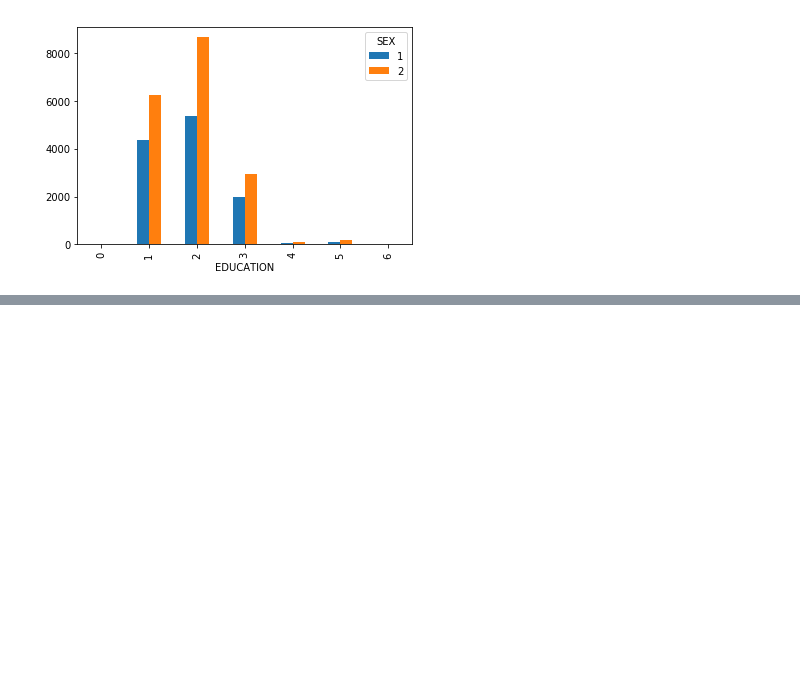
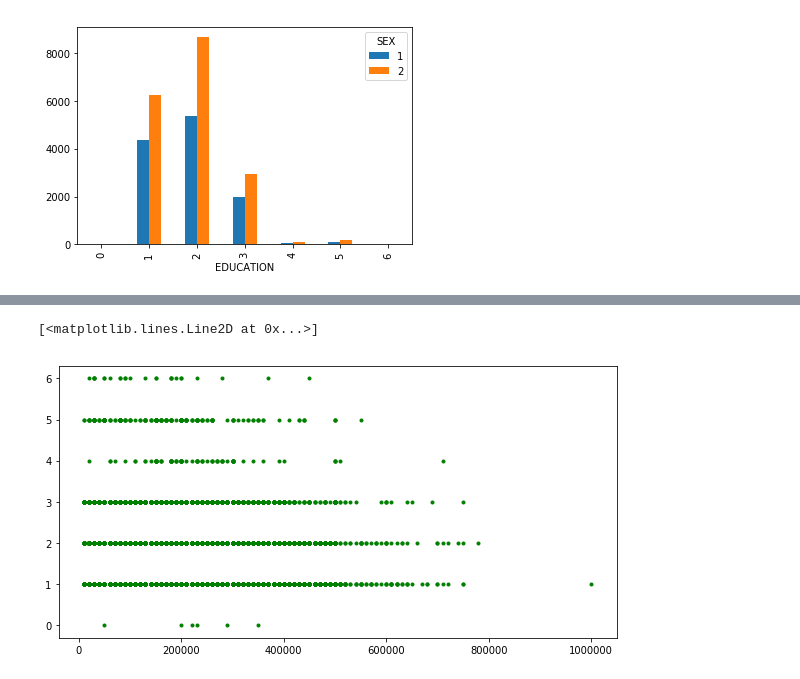
Before and after one commit to marinaTur/sfml, a Jupyter notebook: hw_01/hw1-task.ipynb, the cells around one changed output, grey strips where cells are left out. Saved outputs shown, nothing was run; the diff lists cells and outputs as text; code cells hidden in the pictures; blank space fills up the shorter version.

```diff
--- a/hw_01/hw1-task.ipynb
+++ b/hw_01/hw1-task.ipynb
@@ -59,7 +182,18 @@ df #TODO
 # %%
 # (9) построить зависимость кредитного лимита и образования только для одного из полов
 
 #TODO
+df_9 = df[(df['SEX']==2)]
+fig, ax = plt.subplots(figsize=(10,5))
+plt.plot(
+    df_9['LIMIT_BAL'],
+    df_9['EDUCATION'],
+    '.',
+    color = "green"
+)
+# %% [output]
+[<matplotlib.lines.Line2D at 0x...>]
+[figure, added]
 # %%
 # (10) построить большой график (подсказка - используя seaborn) для построения завимисости всех возможных пар параметров
 # разным цветом выделить разные значение "default payment next month"
```
Also changed, not shown: parts of 22 cells of this notebook.
